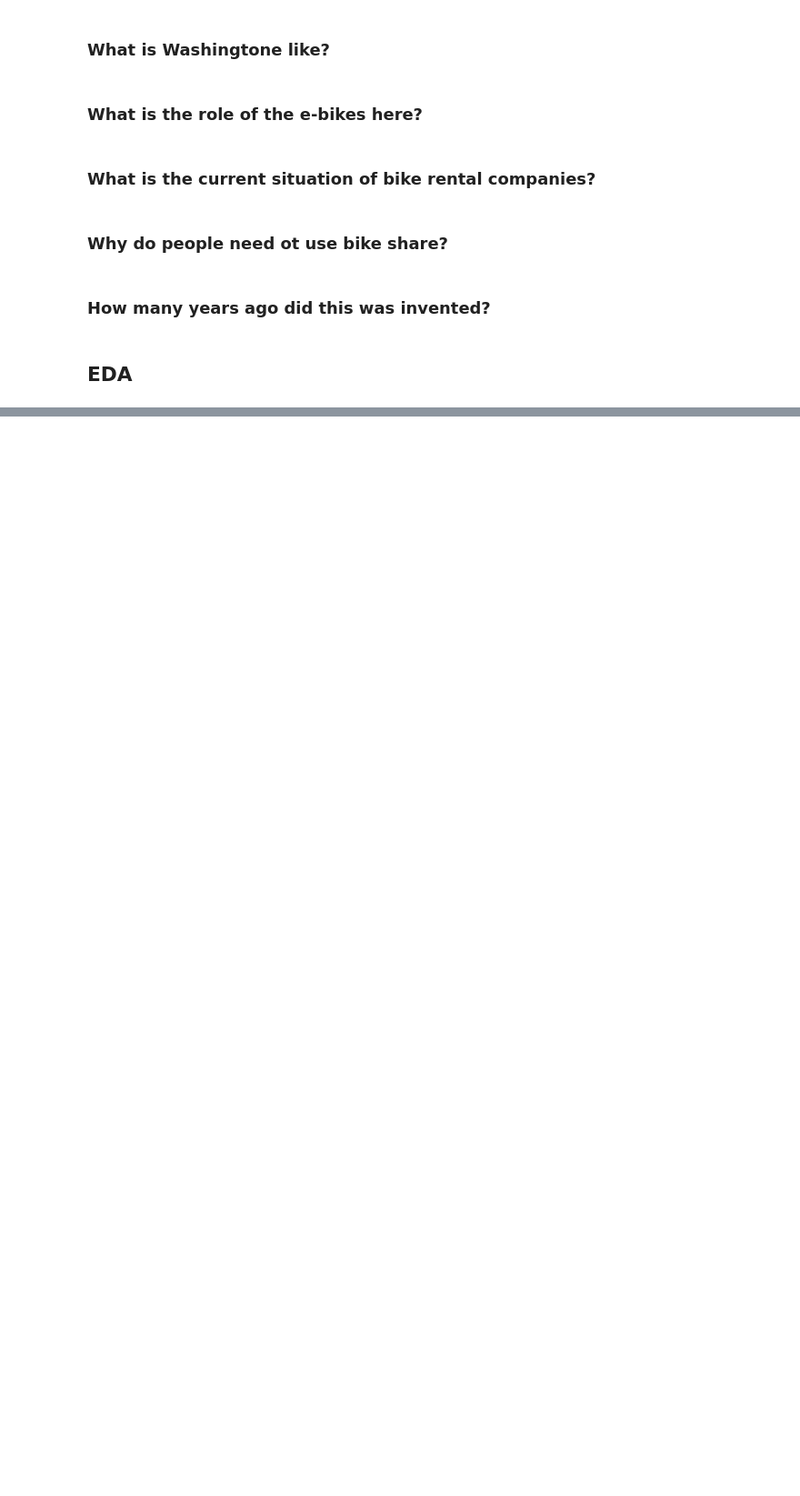
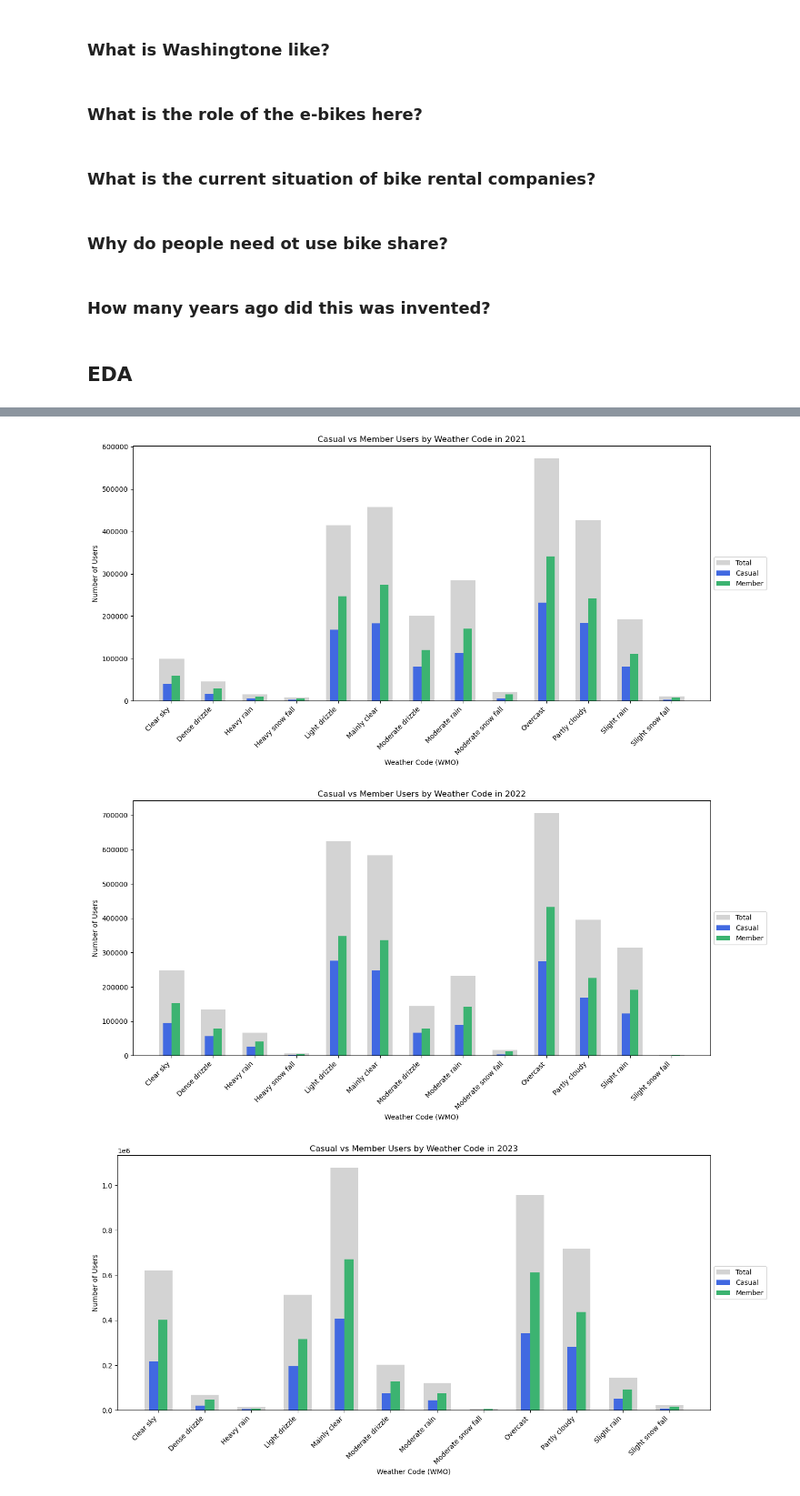
Before and after one commit to marcosmicozzi/my_code, a Jupyter notebook: m1p03_daily_weather.ipynb, the cells around one changed output, grey strips where cells are left out. Shown: that part at 91% size. Saved outputs shown, nothing was run; the diff lists cells and outputs as text; code cells hidden in the pictures; blank space fills up the shorter version.

```diff
--- a/m1p03_daily_weather.ipynb
+++ b/m1p03_daily_weather.ipynb
@@ -127,0 +242,17 @@ array([63, 61,  3, 51,  2,  1,  0, 53, 73, 71, 75, 55, 65])
+# %%
+def get_season(date):
+    month = date.month
+    day = date.day
+
+    if (month == 12 and day >= 21) or (month in [1, 2]) or (month == 3 and day < 20):
+        return 'Winter'
+    elif (month == 3 and day >= 20) or (month in [4, 5]) or (month == 6 and day < 21):
+        return 'Spring'
+    elif (month == 6 and day >= 21) or (month in [7, 8]) or (month == 9 and day < 23):
+        return 'Summer'
+    else:
+        return 'Fall'
+
+df_dailyweather['season_name'] = df_dailyweather['date'].apply(get_season)
+
+df_dailyweather['season_name']
@@ -281 +359,40 @@ for year in df_dailyweather['year'].unique():
+# %%
+df_dailyweather['total_users'] = df_dailyweather['casual'] + df_dailyweather['member']
+
+for year in df_dailyweather['year'].unique():
+    data_year = df_dailyweather[df_dailyweather['year'] == year].copy()
+    data_year['weather_desc'] = data_year['weathercode_(wmo code)'].map(weather_code_map)
+
+    weather_users = data_year.groupby('weather_desc')[['casual', 'member', 'total_users']].sum().reset_index()
+
+    x = np.arange(len(weather_users))
+    width = 0.6  # total bar width (grey)
+    inner_width = 0.2  # casual/member bar width (colored)
+
+    fig, ax = plt.subplots(figsize=(14, 7))
+
+    # Total users bar (grey, full width)
+    ax.bar(x, weather_users['total_users'], width=width, color='lightgrey', label='Total')
+
+    # Casual users bar (blue, narrower, left offset)
+    ax.bar(x - inner_width/2, weather_users['casual'], width=inner_width, color='royalblue', label='Casual')
+
+    # Member users bar (green, narrower, right offset)
+    ax.bar(x + inner_width/2, weather_users['member'], width=inner_width, color='mediumseagreen', label='Member')
+
+    ax.set_xticks(x)
+    ax.set_xticklabels(weather_users['weather_desc'], rotation=45, ha='right')
+    ax.set_xlabel('Weather Code (WMO)')
+    ax.set_ylabel('Number of Users')
+    ax.set_title(f'Casual vs Member Users by Weather Code in {year}')
+
+    # Place legend outside on the right
+    ax.legend(loc='center left', bbox_to_anchor=(1, 0.5))
+
+    plt.tight_layout()
+    plt.show()
+# %% [output]
+[figure, added]
+[figure, added]
+[figure, added]
 # %% [markdown]
```
Also changed, not shown: parts of 40 cells of this notebook, 2 other files.
